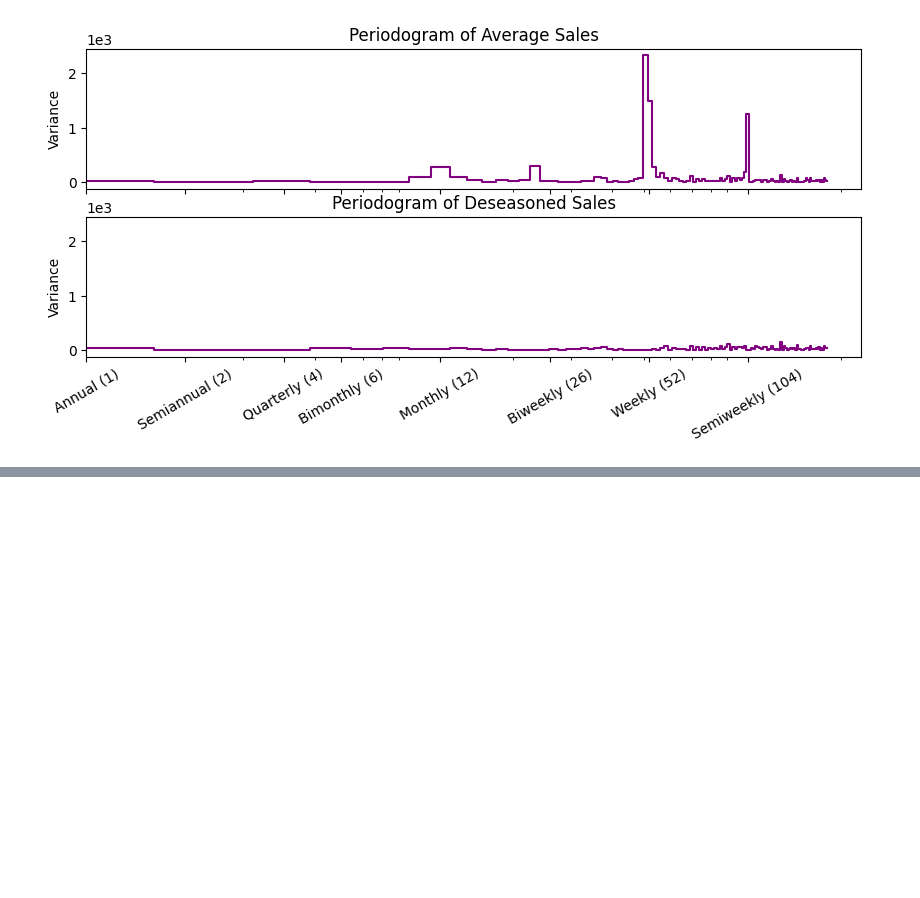
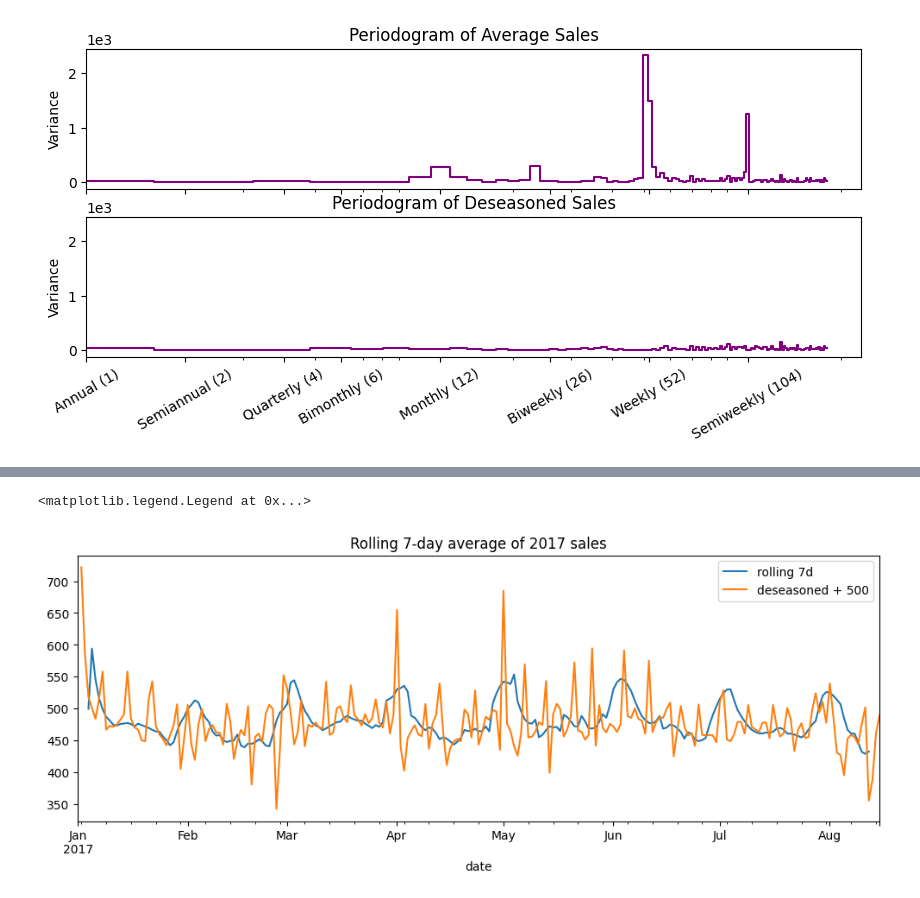
Before and after one commit to Karuption/CS4793-AI-GroupProject, a Jupyter notebook: AI-Model.ipynb, the cells around one changed output, grey strips where cells are left out. Drawn from its saved outputs; the diff is of its cells as text; code cells hidden in the pictures; blank space fills up the shorter version.

```diff
--- a/AI-Model.ipynb
+++ b/AI-Model.ipynb
@@ -165,0 +230,10 @@ display(holidays)
+# %%
+rolling_7d = average_2017_sales.rolling(7, center=True).mean()
+ax = rolling_7d.plot(label="rolling 7d", figsize=(12, 4))
+ax.set_title("Rolling 7-day average of 2017 sales")
+
+deseasoned.iloc[1:].add(475).plot(ax=ax, label="deseasoned + 500")
+ax.legend()
+# %% [output]
+<matplotlib.legend.Legend at 0x...>
+[figure, added]
```
Also changed, not shown: parts of 17 cells of this notebook.
